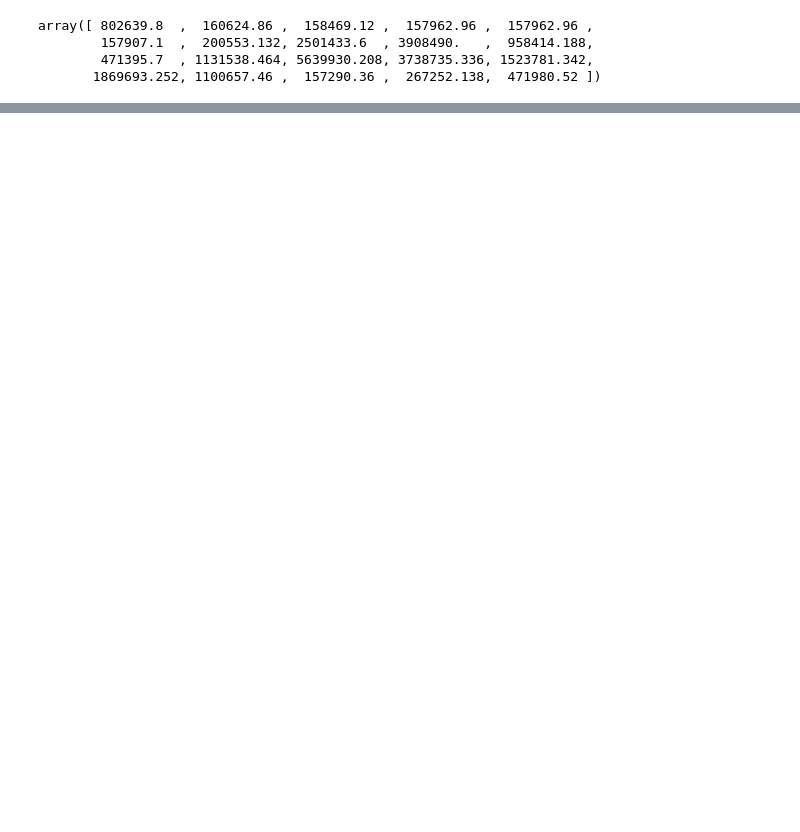
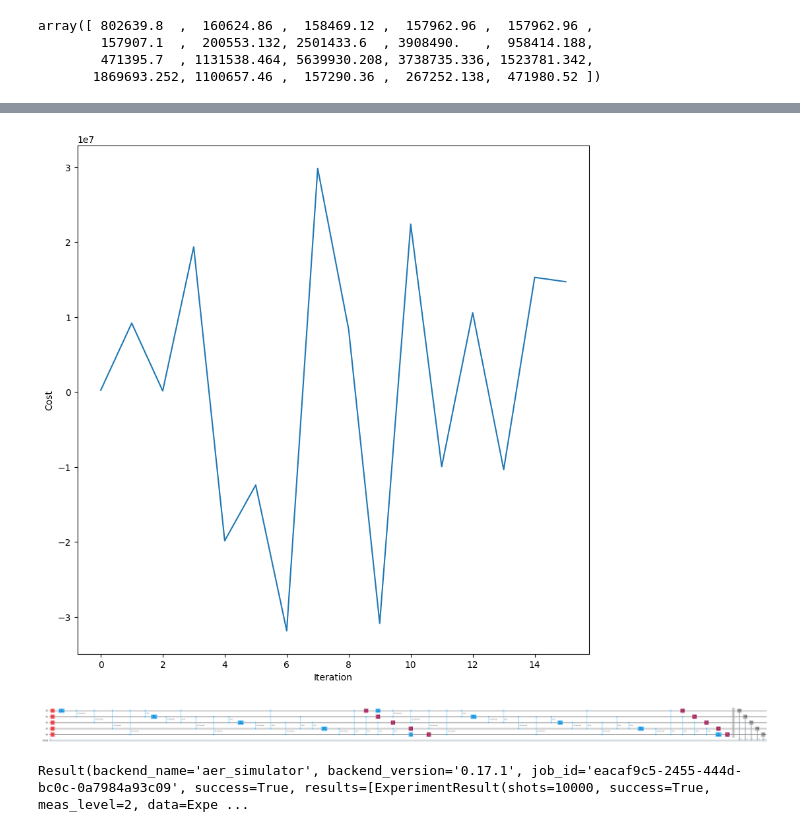
Before and after one commit to TreeratKJ/QRenew, a Jupyter notebook: microgrid_Location.ipynb, the cells around one changed output, grey strips where cells are left out. Cells and saved outputs as stored; diff of their text form; code cells hidden in the pictures; blank space fills up the shorter version.

```diff
--- a/microgrid_Location.ipynb
+++ b/microgrid_Location.ipynb
@@ -235,0 +335,21 @@ Time:  0.056943749999994964
+# %%
+objective_func_vals = []  # Global variable
+with Session(backend=backend) as session:
+    # If using qiskit-ibm-runtime<0.24.0, change `mode=` to `session=`
+    estimator = Estimator(mode=session)
+    estimator.options.default_shots = 100000
+
+    # Set simple error suppression/mitigation options
+    estimator.options.dynamical_decoupling.enable = True
+    estimator.options.dynamical_decoupling.sequence_type = "XY4"
+    estimator.options.twirling.enable_gates = True
+    estimator.options.twirling.num_randomizations = "auto"
+
+    result = minimize(
+        cost_func_estimator,
+        init_params,
+        args=(candidate_circuit, cost_hamiltonian, estimator),
+        method="COBYLA",
+        tol=1e-2,
+    )
+    print(result)
@@ -235,0 +364,20 @@ Time:  0.056943749999994964
+# %%
+plt.figure(figsize=(10, 10))
+plt.plot(objective_func_vals)
+plt.xlabel("Iteration")
+plt.ylabel("Cost")
+
+plt.show()
+# %% [output]
+[figure, added]
+# %%
+optimized_circuit = candidate_circuit.assign_parameters(result.x)
+
+optimized_circuit.draw("mpl", fold=False, idle_wires=False)
+# %% [output]
+[figure, added]
+# %%
+job = qiskit_sim.run(optimized_circuit, shots=int(1e4))
+job.result()
+# %% [output]
+Result(backend_name='aer_simulator', backend_version='0.17.1', job_id='eacaf9c5-2455-444d-bc0c-0a7984a93c09', success=True, results=[ExperimentResult(shots=10000, success=True, meas_level=2, data=Expe ...
```
Also changed, not shown: parts of 29 cells of this notebook.
